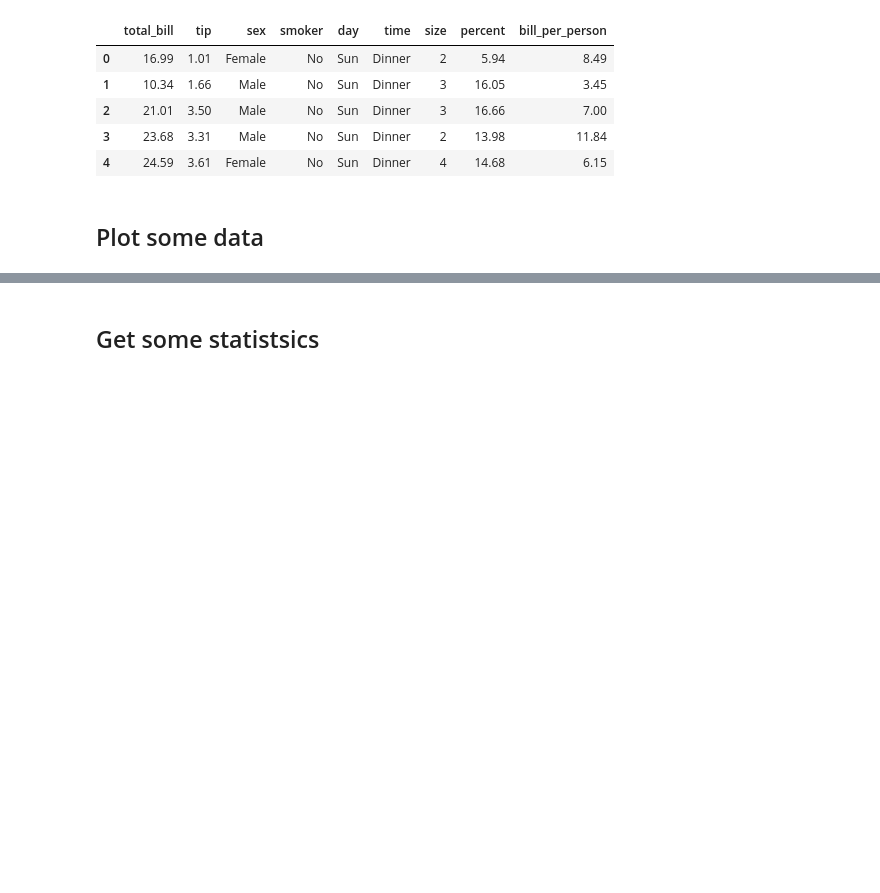
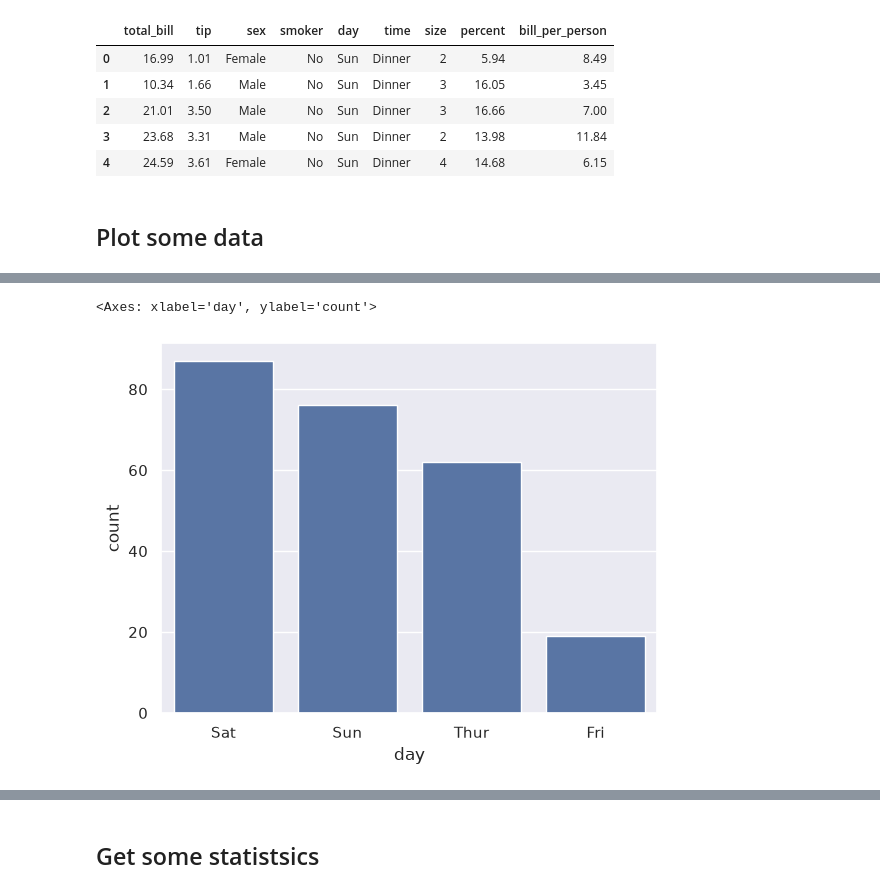
Before and after one commit to tgirier/intro-to-python-2ed, a Jupyter notebook: challenges/challenge_6_analysis.ipynb, the cells around one changed output, grey strips where cells are left out. Drawn from its saved outputs; the diff is of its cells as text; code cells hidden in the pictures; blank space fills up the shorter version.

```diff
--- a/challenges/challenge_6_analysis.ipynb
+++ b/challenges/challenge_6_analysis.ipynb
@@ -152,0 +180,5 @@ df.head()
+# %%
+sb.barplot(data=df.day.value_counts())
+# %% [output]
+<Axes: xlabel='day', ylabel='count'>
+[figure, added]
```
Also changed, not shown: parts of 9 cells of this notebook.
